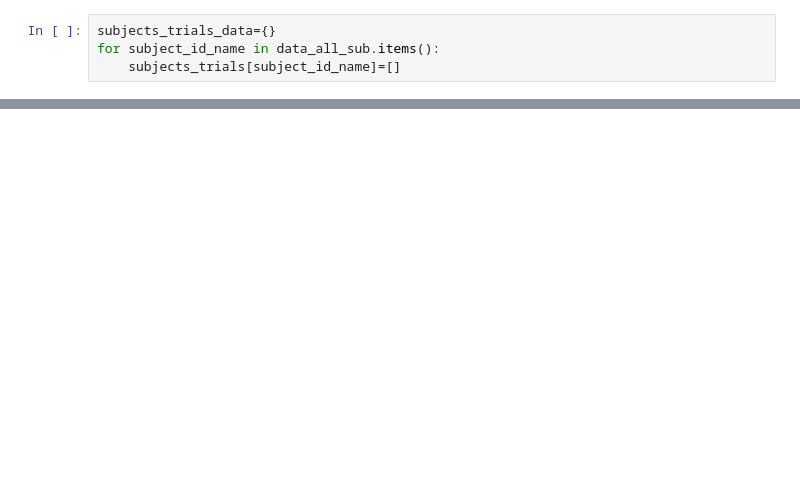
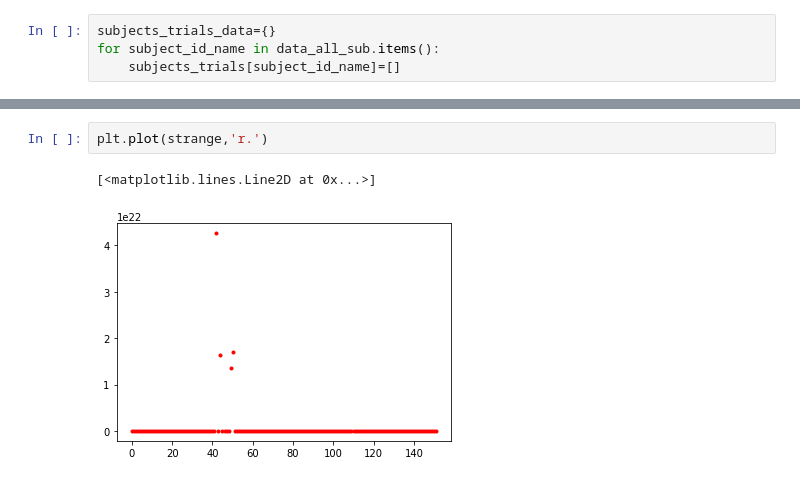
Before and after one commit to sunzhon/transfer_learning_for_droplanding, a Jupyter notebook: jupyter-lab/walking_data.ipynb, the cells around one changed output, grey strips where cells are left out. Saved outputs shown, nothing was run; the diff lists cells and outputs as text; blank space fills up the shorter version.

```diff
--- a/jupyter-lab/walking_data.ipynb
+++ b/jupyter-lab/walking_data.ipynb
@@ -148,0 +91,5 @@ interpreted_subjects_trials_data['subject_01']['1'].shape
+# %%
+plt.plot(strange,'r.')
+# %% [output]
+[<matplotlib.lines.Line2D at 0x...>]
+[figure, added]
```
Also changed, not shown: parts of 23 cells of this notebook, 8 other files.
